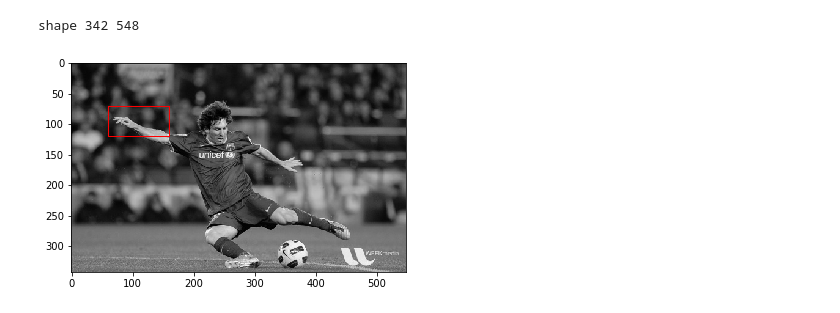
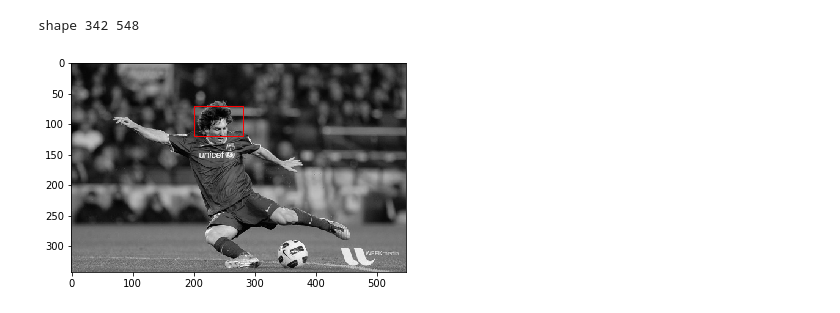
Before and after one commit to xdze2/CuNb, a Jupyter notebook: DIC/rewrite/oneElt_OpenCV.ipynb, the cells around one changed output. Drawn from its saved outputs; the diff is of its cells as text; code cells hidden in the pictures.

```diff
--- a/DIC/rewrite/oneElt_OpenCV.ipynb
+++ b/DIC/rewrite/oneElt_OpenCV.ipynb
@@ -6,17 +6,17 @@ from scipy.optimize import minimize
 # %%
 # import Messi
 image = cv2.imread('./messi5.jpg')
 img = cv2.cvtColor(image, cv2.COLOR_BGR2GRAY)
 plt.imshow(img, cmap='gray');
 rows, cols = img.shape
 print('shape', rows, cols)
 
-# Define a box
-x, y, w, h = 60, 70, 100, 50
+# and Define a box
+x, y, w, h = 200, 70, 80, 50 #60, 70, 100, 50
 box_polyline = np.array([[x, x+w, x+w, x, x],
                          [y, y, y+h, y+h, y]]).T
 plt.plot(box_polyline[:, 0], box_polyline[:, 1],
          '-', color='red', linewidth=1, label='box');
 # %% [output]
 shape 342 548
-[figure, old version]
+[figure, new version]
```
Also changed, not shown: parts of 14 cells of this notebook.
